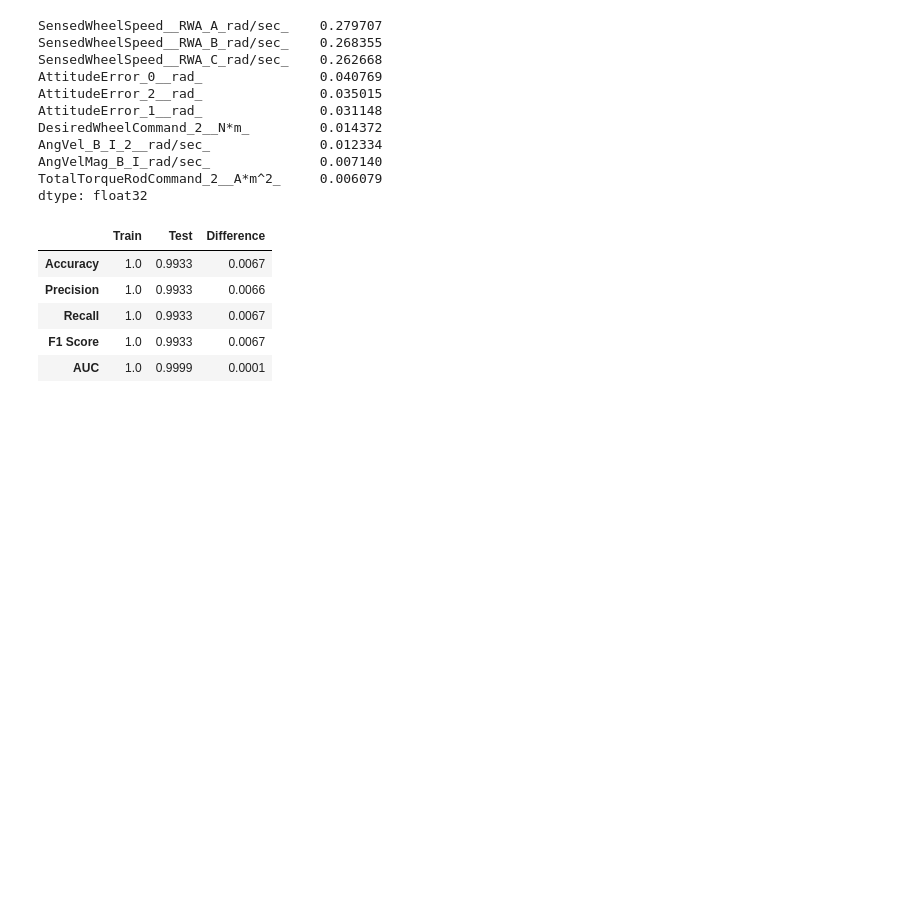
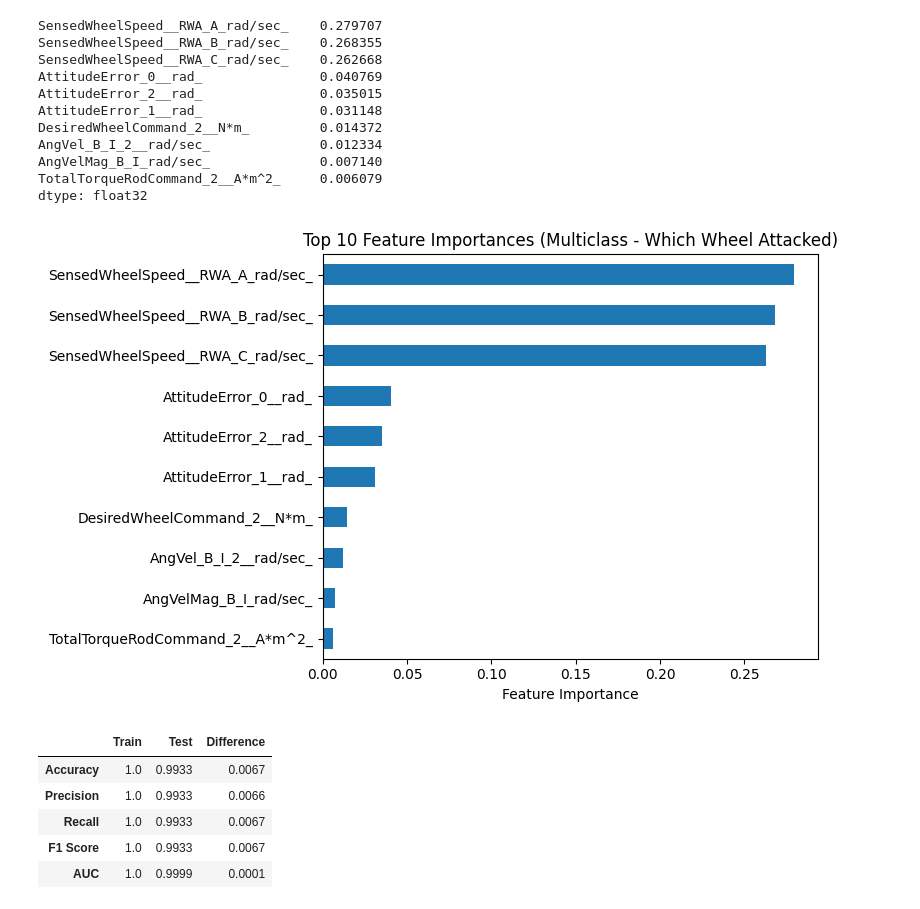
Before and after one commit to bernadlger/space-cyber-anomaly-detection, a Jupyter notebook: notebooks/04_multiclass_classification.ipynb, the cells around one changed output. Drawn from its saved outputs; the diff is of its cells as text; code cells hidden in the pictures; blank space fills up the shorter version.

Commit message:
add documentation to multiclass_classification.ipynb

```diff
--- a/notebooks/04_multiclass_classification.ipynb
+++ b/notebooks/04_multiclass_classification.ipynb
@@ -210,6 +211,15 @@ AngVel_B_I_2__rad/sec_              0.012334
 AngVelMag_B_I_rad/sec_              0.007140
 TotalTorqueRodCommand_2__A*m^2_     0.006079
 dtype: float32
+# %%
+plt.figure(figsize=(8, 5))
+importances.head(10).sort_values(ascending=True).plot(kind="barh")
+plt.xlabel("Feature Importance")
+plt.title("Top 10 Feature Importances (Multiclass - Which Wheel Attacked)")
+plt.tight_layout()
+plt.show()
+# %% [output]
+[figure, added]
 # %%
 # Overfitting check
 from sklearn.metrics import roc_auc_score
```
Also changed, not shown: parts of 18 cells of this notebook.
